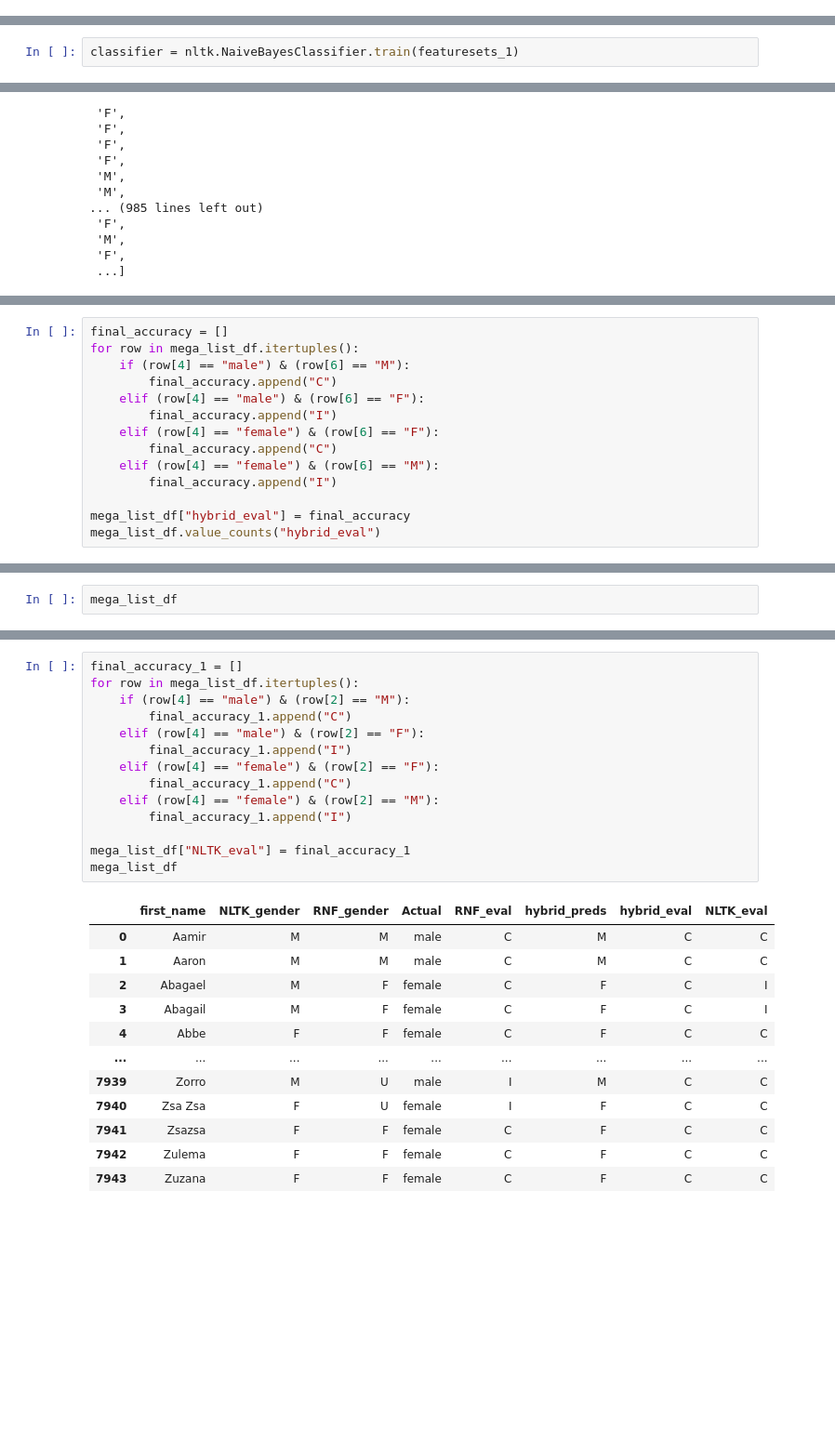
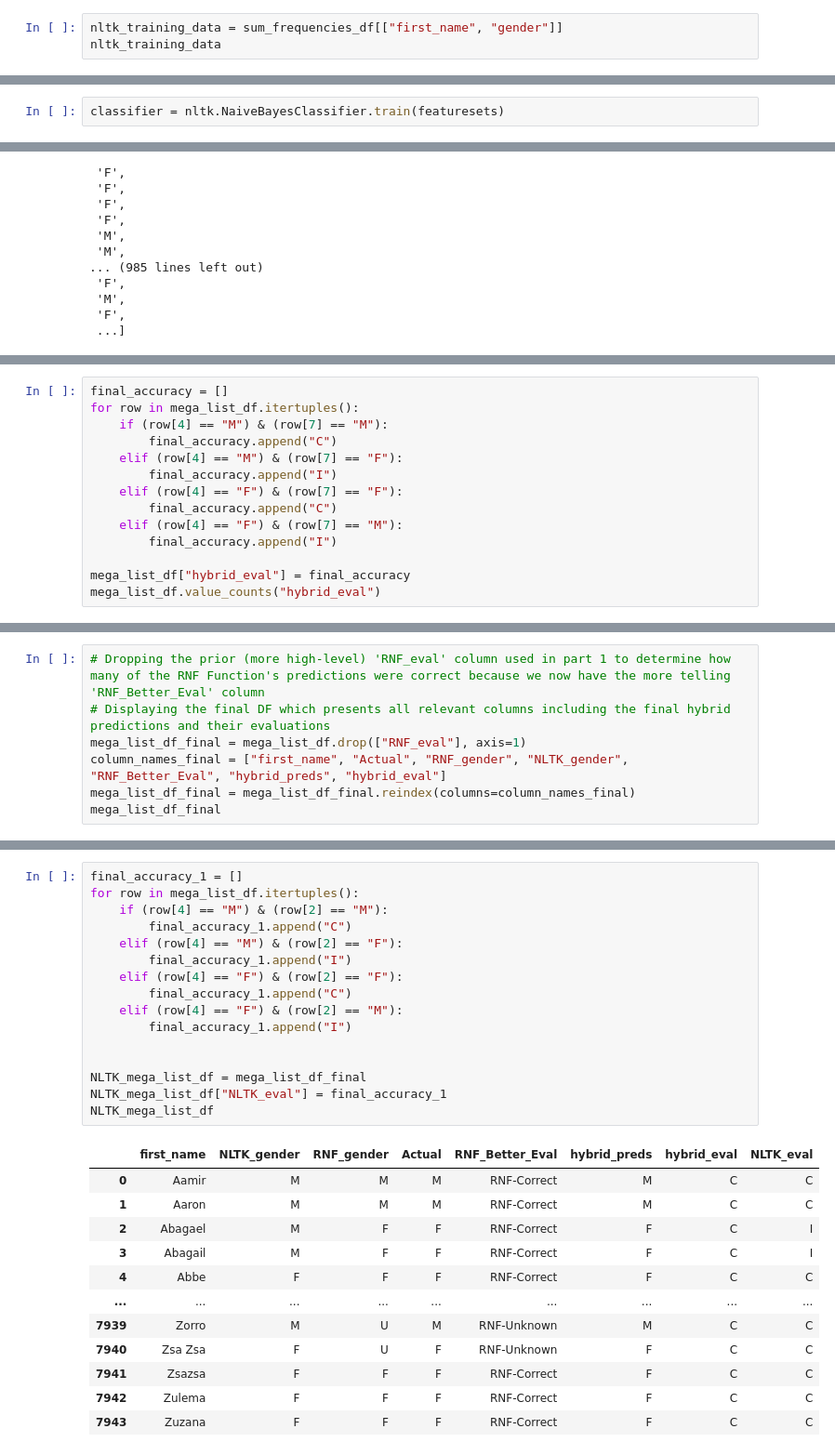
Before and after one commit to Shaza-Safi/Ontario_Sunshine_List, a Jupyter notebook: ML_Model_Evaluation.ipynb, the cells around one changed output, grey strips where cells are left out. Shown at 93% size. Drawn from its saved outputs; the diff is of its cells as text; blank space fills up the shorter version.

```diff
--- a/ML_Model_Evaluation.ipynb
+++ b/ML_Model_Evaluation.ipynb
@@ -473,0 +423,3 @@ featuresets_1
+# %%
+nltk_training_data = sum_frequencies_df[["first_name", "gender"]]
+nltk_training_data
@@ -476,3 +475,3 @@ featuresets_1
 # %%
-classifier = nltk.NaiveBayesClassifier.train(featuresets_1)
+classifier = nltk.NaiveBayesClassifier.train(featuresets)
 # %% [markdown]
@@ -744,13 +732,13 @@ mega_list_df
 # %%
 final_accuracy = []
 for row in mega_list_df.itertuples():
-    if (row[4] == "male") & (row[6] == "M"):
+    if (row[4] == "M") & (row[7] == "M"):
         final_accuracy.append("C")
-    elif (row[4] == "male") & (row[6] == "F"):
+    elif (row[4] == "M") & (row[7] == "F"):
         final_accuracy.append("I")
-    elif (row[4] == "female") & (row[6] == "F"):
+    elif (row[4] == "F") & (row[7] == "F"):
         final_accuracy.append("C")
-    elif (row[4] == "female") & (row[6] == "M"):
+    elif (row[4] == "F") & (row[7] == "M"):
         final_accuracy.append("I")
 
 mega_list_df["hybrid_eval"] = final_accuracy
@@ -769,3 +759,8 @@ Once all of the 'U' or 'EV' (Unknown / even probability RLF predictions ... whic
 # %%
-mega_list_df
+# Dropping the prior (more high-level) 'RNF_eval' column used in part 1 to determine how many of the RNF Function's predictions were correct because we now have the more telling 'RNF_Better_Eval' column
+# Displaying the final DF which presents all relevant columns including the final hybrid predictions and their evaluations
+mega_list_df_final = mega_list_df.drop(["RNF_eval"], axis=1)
+column_names_final = ["first_name", "Actual", "RNF_gender", "NLTK_gender", "RNF_Better_Eval", "hybrid_preds", "hybrid_eval"]
+mega_list_df_final = mega_list_df_final.reindex(columns=column_names_final)
+mega_list_df_final
 # %% [output]
@@ -787,29 +782,31 @@ mega_list_df
 # %%
 final_accuracy_1 = []
 for row in mega_list_df.itertuples():
-    if (row[4] == "male") & (row[2] == "M"):
+    if (row[4] == "M") & (row[2] == "M"):
         final_accuracy_1.append("C")
-    elif (row[4] == "male") & (row[2] == "F"):
+    elif (row[4] == "M") & (row[2] == "F"):
         final_accuracy_1.append("I")
-    elif (row[4] == "female") & (row[2] == "F"):
+    elif (row[4] == "F") & (row[2] == "F"):
         final_accuracy_1.append("C")
-    elif (row[4] == "female") & (row[2] == "M"):
+    elif (row[4] == "F") & (row[2] == "M"):
         final_accuracy_1.append("I")
 
-mega_list_df["NLTK_eval"] = final_accuracy_1
-mega_list_df
+
+NLTK_mega_list_df = mega_list_df_final
+NLTK_mega_list_df["NLTK_eval"] = final_accuracy_1
+NLTK_mega_list_df
 # %% [output]
-|  | first_name | NLTK_gender | RNF_gender | Actual | RNF_eval | hybrid_preds | hybrid_eval | NLTK_eval |
-| 0 | Aamir | M | M | male | C | M | C | C |
-| 1 | Aaron | M | M | male | C | M | C | C |
-| 2 | Abagael | M | F | female | C | F | C | I |
-| 3 | Abagail | M | F | female | C | F | C | I |
-| 4 | Abbe | F | F | female | C | F | C | C |
+|  | first_name | NLTK_gender | RNF_gender | Actual | RNF_Better_Eval | hybrid_preds | hybrid_eval | NLTK_eval |
+| 0 | Aamir | M | M | M | RNF-Correct | M | C | C |
+| 1 | Aaron | M | M | M | RNF-Correct | M | C | C |
+| 2 | Abagael | M | F | F | RNF-Correct | F | C | I |
+| 3 | Abagail | M | F | F | RNF-Correct | F | C | I |
+| 4 | Abbe | F | F | F | RNF-Correct | F | C | C |
 | ... | ... | ... | ... | ... | ... | ... | ... | ... |
-| 7939 | Zorro | M | U | male | I | M | C | C |
-| 7940 | Zsa Zsa | F | U | female | I | F | C | C |
-| 7941 | Zsazsa | F | F | female | C | F | C | C |
-| 7942 | Zulema | F | F | female | C | F | C | C |
-| 7943 | Zuzana | F | F | female | C | F | C | C |
+| 7939 | Zorro | M | U | M | RNF-Unknown | M | C | C |
+| 7940 | Zsa Zsa | F | U | F | RNF-Unknown | F | C | C |
+| 7941 | Zsazsa | F | F | F | RNF-Correct | F | C | C |
+| 7942 | Zulema | F | F | F | RNF-Correct | F | C | C |
+| 7943 | Zuzana | F | F | F | RNF-Correct | F | C | C |
 7944 rows × 8 columns
 # %%
```
Also changed, not shown: parts of 49 cells of this notebook, 2 other files.
